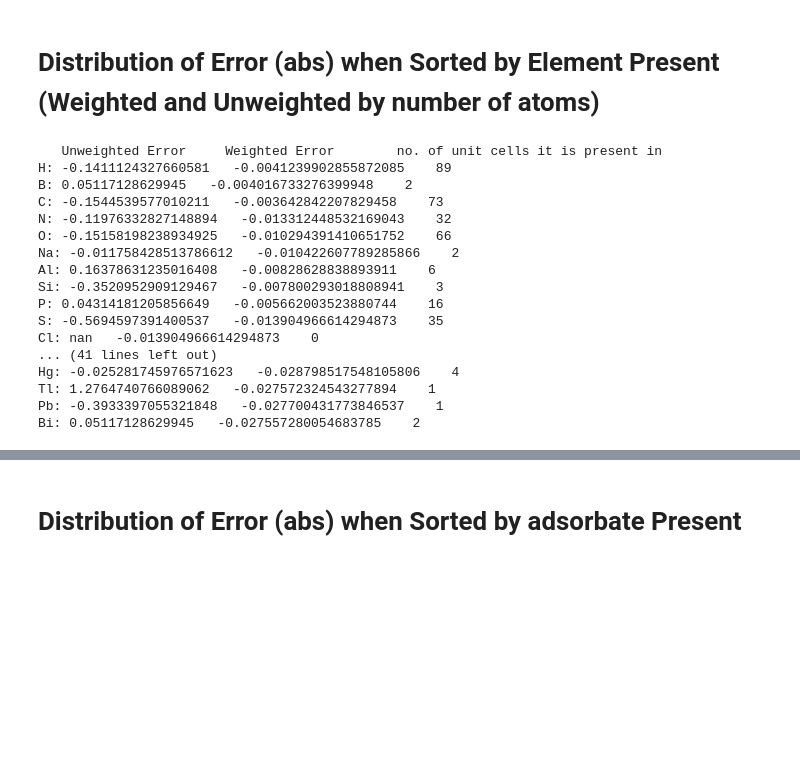
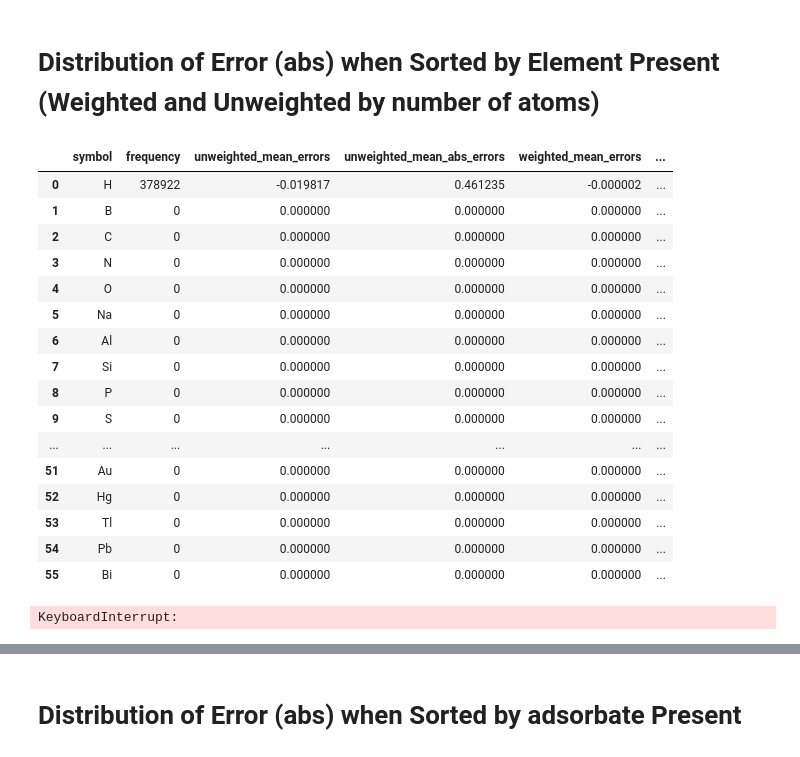
Before and after one commit to kimolijones/A-Star-is-born, a Jupyter notebook: main.ipynb, the cells around one changed output, grey strips where cells are left out. Saved outputs shown, nothing was run; the diff lists cells and outputs as text; code cells hidden in the pictures; blank space fills up the shorter version.

```diff
--- a/main.ipynb
+++ b/main.ipynb
@@ -303,11 +304,43 @@ element_list = ['H',
                 'Rb', 'Sr',     'Y', 'Zr', 'Nb', 'Mo', 'Tc', 'Ru', 'Rh', 'Pd', 'Ag', 'Cd',      'In', 'Sn', 'Sb', 'Te',
                 'Cs',           'Hf', 'Ta', 'W', 'Re', 'Os', 'Ir', 'Pt', 'Au', 'Hg',            'Tl', 'Pb', 'Bi']
 
+element_df = pd.DataFrame(data={"symbol":element_list, "frequency":0, "unweighted_mean_errors":0, "unweighted_mean_abs_errors":0, "weighted_mean_errors":0, "weighted_mean_abs_errors":0})
 #extract list of elements
 #element_list = []
 #for i in range(len(df)):
 #    element_list += dataset_list[i].get_chemical_symbols()
 #    element_list = [*set(element_list)]
+
+
+for element in element_df.index:
+    df_filtered = df[df['chemical formula'].str.contains(element_df["symbol"][element])].reset_index(drop=True)
+
+    element_df["frequency"][element] = len(df_filtered)
+
+    element_df["unweighted_mean_errors"][element] = df_filtered["energy (error)"].mean()
+    element_df["unweighted_mean_abs_errors"][element] = df_filtered["energy (error)"].abs().mean()
+
+    for i in range(len(df_filtered)):
+        if i // 1000 == 0:
+            display(element_df,clear=True)
+        number_of_element_atom = df_filtered["chemical formula"][i].split(element_df["symbol"][element])[1][:2]
+        number_of_element_atom = ''.join(char for char in number_of_element_atom if char.isdigit())
+        if number_of_element_atom == "":
+            number_of_element_atom = 1
+        else:
+            number_of_element_atom = int(number_of_element_atom)
+
+        weight = number_of_element_atom/df_filtered["number of atoms"][i]
+        #weighted_errors.append(df_filtered["energy (error)"].abs()[i] * weight) # absolute value is used
+        element_df["weighted_mean_errors"][element] += df_filtered["energy (error)"][i] * weight / len(df_filtered)
+        element_df["weighted_mean_abs_errors"][element] += df_filtered["energy (error)"].abs()[i] * weight / len(df_filtered)
+
+display(element_df,clear=True)
+
+
+
+
+"""
 
 unweighted_mean_errors = []
 weighted_errors = []
@@ -315,47 +348,49 @@ weighted_mean_errors = []
 bar_colors = []
 print("   Unweighted Error     Weighted Error        no. of unit cells it is present in")
 for count, element in enumerate(element_list):
     df_filtered = df[df['chemical formula'].str.contains(element)].reset_index(drop=True)
 
     #unweighted_mean_error = df_filtered["energy (error)"].abs().mean() # absolute value is used
     unweighted_mean_error = df_filtered["energy (error)"].mean()
     unweighted_mean_errors.append(unweighted_mean_error)
 
     for i in range(len(df_filtered)):
         number_of_element_atom = df_filtered["chemical formula"][i].split(element)[1][:2]
         number_of_element_atom = ''.join(char for char in number_of_element_atom if char.isdigit())
         if number_of_element_atom == "":
             number_of_element_atom = 1
         else:
             number_of_element_atom = int(number_of_element_atom)
         weight = number_of_element_atom/df_filtered["number of atoms"][i]
         #weighted_errors.append(df_filtered["energy (error)"].abs()[i] * weight) # absolute value is used
         weighted_errors.append(df_filtered["energy (error)"][i] * weight)
     weighted_mean_errors.append(np.mean(weighted_errors))
 
     if element == "H":
         bar_colors.append((1, 0, 0, 1))
     elif element == "C" or element == "N" or element == "O":
         bar_colors.append((1, 0, 1, len(df_filtered)/len(df[df['chemical formula'].str.contains("H")].reset_index(drop=True))))
     else:
         bar_colors.append((31/255, 119/255, 180/255, len(df_filtered)/len(df[df['chemical formula'].str.contains("S")].reset_index(drop=True))))
 
     print(f'{element}: {unweighted_mean_error}   {weighted_mean_errors[count]}    {len(df_filtered)}')
+"""
 # %% [output]
+|  | symbol | frequency | unweighted_mean_errors | unweighted_mean_abs_errors | weighted_mean_errors | ... |
+| 0 | H | 378922 | -0.019817 | 0.461235 | -0.000002 | ... |
+| 1 | B | 0 | 0.000000 | 0.000000 | 0.000000 | ... |
+| 2 | C | 0 | 0.000000 | 0.000000 | 0.000000 | ... |
+| 3 | N | 0 | 0.000000 | 0.000000 | 0.000000 | ... |
+| 4 | O | 0 | 0.000000 | 0.000000 | 0.000000 | ... |
+| 5 | Na | 0 | 0.000000 | 0.000000 | 0.000000 | ... |
+| 6 | Al | 0 | 0.000000 | 0.000000 | 0.000000 | ... |
+| 7 | Si | 0 | 0.000000 | 0.000000 | 0.000000 | ... |
+| 8 | P | 0 | 0.000000 | 0.000000 | 0.000000 | ... |
+| 9 | S | 0 | 0.000000 | 0.000000 | 0.000000 | ... |
+| ... | ... | ... | ... | ... | ... | ... |
+| 51 | Au | 0 | 0.000000 | 0.000000 | 0.000000 | ... |
+| 52 | Hg | 0 | 0.000000 | 0.000000 | 0.000000 | ... |
+| 53 | Tl | 0 | 0.000000 | 0.000000 | 0.000000 | ... |
+| 54 | Pb | 0 | 0.000000 | 0.000000 | 0.000000 | ... |
+| 55 | Bi | 0 | 0.000000 | 0.000000 | 0.000000 | ... |
-   Unweighted Error     Weighted Error        no. of unit cells it is present in
-H: -0.1411124327660581   -0.0041239902855872085    89
-B: 0.05117128629945   -0.004016733276399948    2
-C: -0.1544539577010211   -0.003642842207829458    73
-N: -0.11976332827148894   -0.013312448532169043    32
-O: -0.15158198238934925   -0.010294391410651752    66
-Na: -0.011758428513786612   -0.010422607789285866    2
-Al: 0.16378631235016408   -0.00828628838893911    6
-Si: -0.3520952909129467   -0.007800293018808941    3
-P: 0.04314181205856649   -0.005662003523880744    16
-S: -0.5694597391400537   -0.013904966614294873    35
-Cl: nan   -0.013904966614294873    0
-... (41 lines left out)
-Hg: -0.025281745976571623   -0.028798517548105806    4
-Tl: 1.2764740766089062   -0.027572324543277894    1
-Pb: -0.3933397055321848   -0.027700431773846537    1
-Bi: 0.05117128629945   -0.027557280054683785    2
+KeyboardInterrupt:
```
Also changed, not shown: parts of 9 cells of this notebook.
